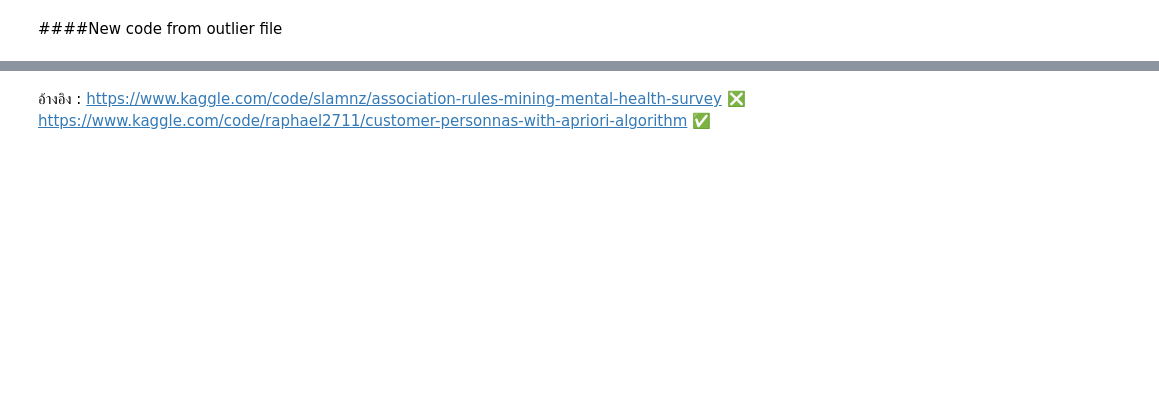
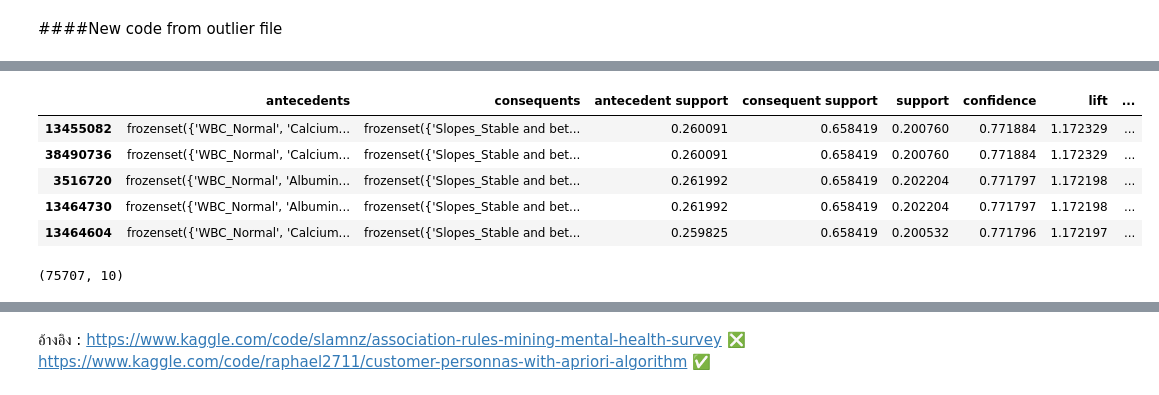
Before and after one commit to Aomaphisara/ULckdresearch2023, a Jupyter notebook: Losso+Association_rule.ipynb, the cells around one changed output, grey strips where cells are left out. Saved outputs shown, nothing was run; the diff lists cells and outputs as text; code cells hidden in the pictures; blank space fills up the shorter version.

```diff
--- a/Losso+Association_rule.ipynb
+++ b/Losso+Association_rule.ipynb
@@ -1090,0 +934,15 @@ results_eGFR_stage5.head()
+# %%
+import pandas as pd
+rules_slopes = pd.read_csv('/content/drive/MyDrive/ULckdresearch2023/Slopes_Stable_and_better.csv', index_col=0)
+rules_slopes.head()
+# %% [output]
+|  | antecedents | consequents | antecedent support | consequent support | support | confidence | lift | ... |
+| 13455082 | frozenset({'WBC_Normal', 'Calcium... | frozenset({'Slopes_Stable and bet... | 0.260091 | 0.658419 | 0.200760 | 0.771884 | 1.172329 | ... |
+| 38490736 | frozenset({'WBC_Normal', 'Calcium... | frozenset({'Slopes_Stable and bet... | 0.260091 | 0.658419 | 0.200760 | 0.771884 | 1.172329 | ... |
+| 3516720 | frozenset({'WBC_Normal', 'Albumin... | frozenset({'Slopes_Stable and bet... | 0.261992 | 0.658419 | 0.202204 | 0.771797 | 1.172198 | ... |
+| 13464730 | frozenset({'WBC_Normal', 'Albumin... | frozenset({'Slopes_Stable and bet... | 0.261992 | 0.658419 | 0.202204 | 0.771797 | 1.172198 | ... |
+| 13464604 | frozenset({'WBC_Normal', 'Calcium... | frozenset({'Slopes_Stable and bet... | 0.259825 | 0.658419 | 0.200532 | 0.771796 | 1.172197 | ... |
+# %%
+rules_slopes.shape
+# %% [output]
+(75707, 10)
```
Also changed, not shown: parts of 54 cells of this notebook.
